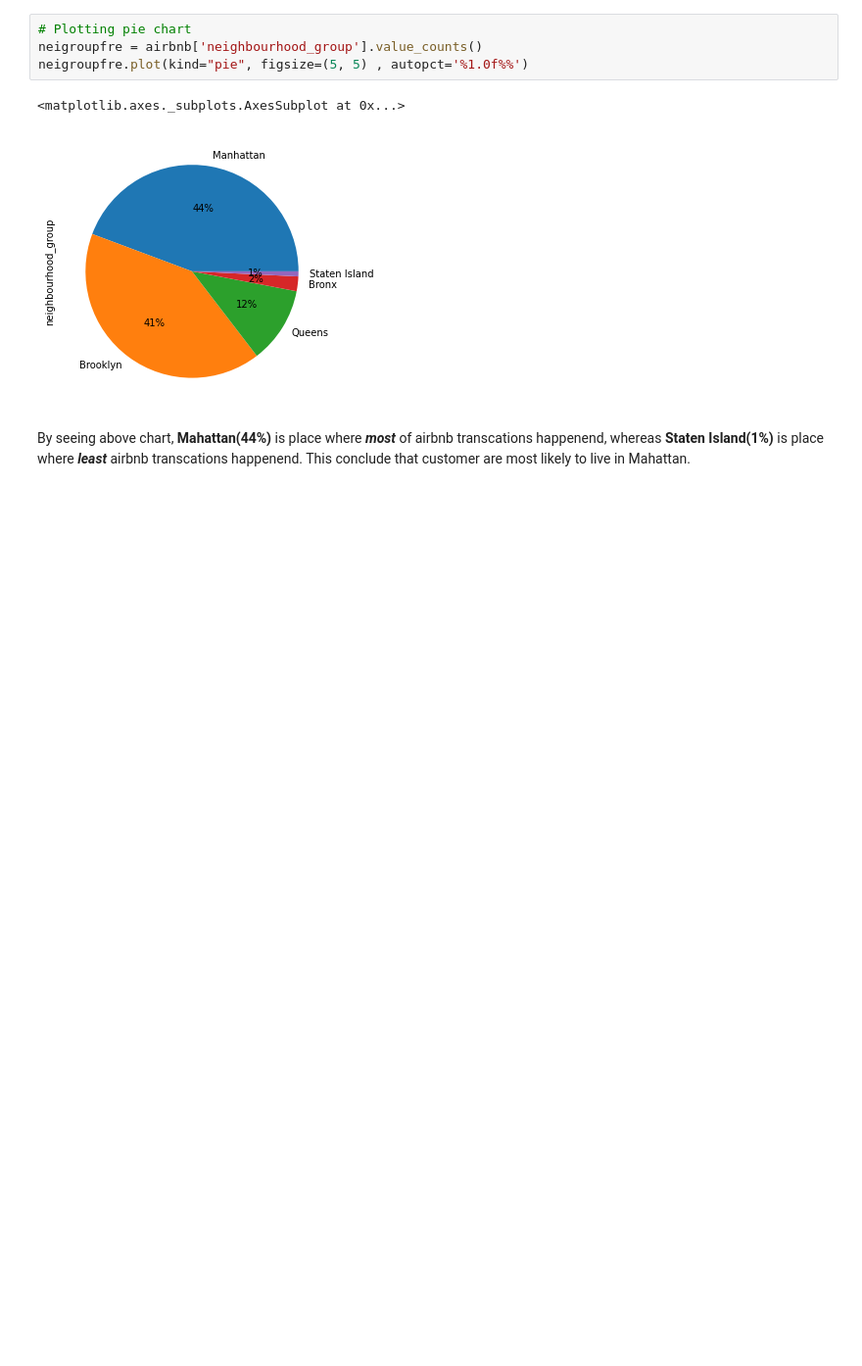
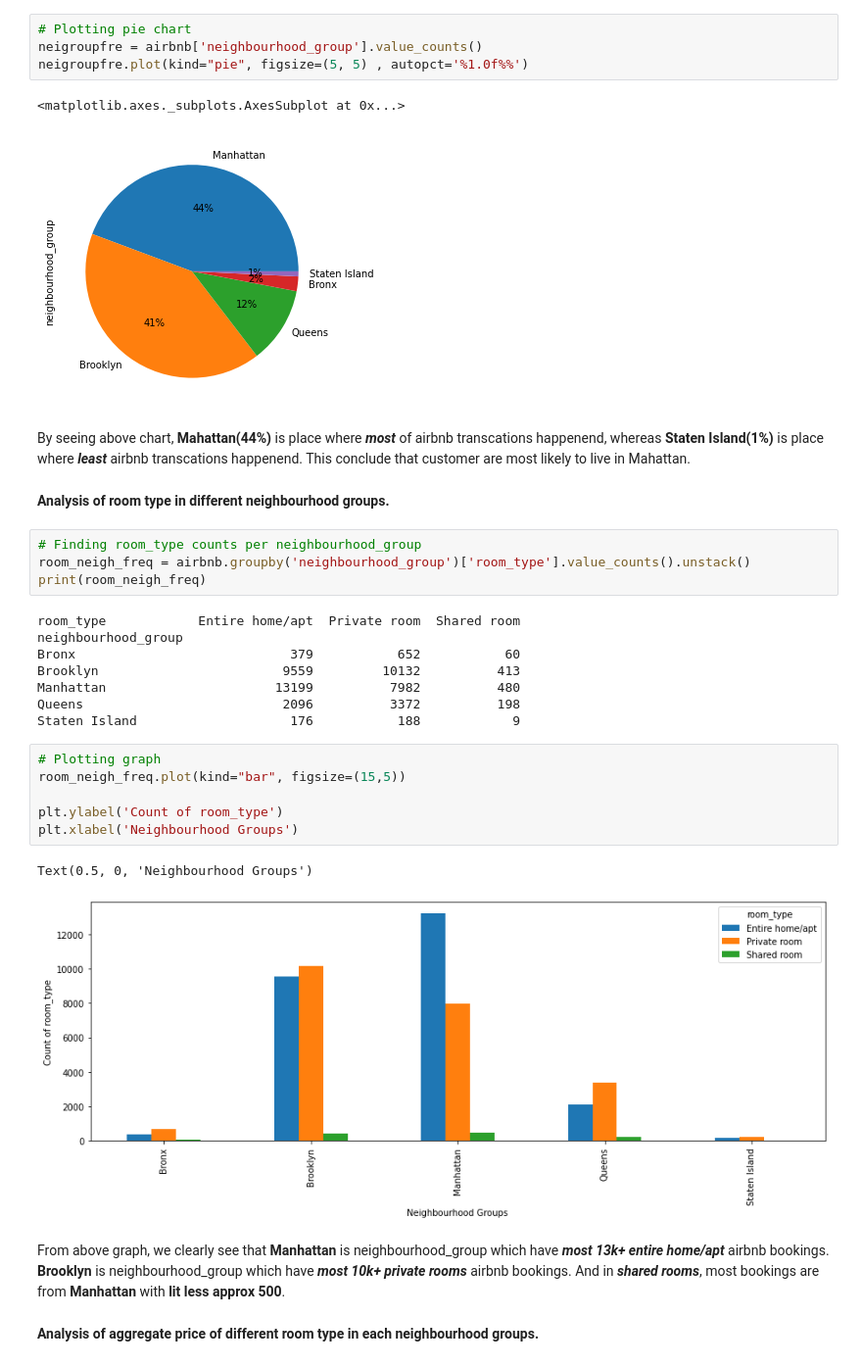
Before and after one commit to abhinavsingh-github/airbnb-booking-analysis, a Jupyter notebook: Abhinav_Singh_Airbnb_Bookings_Analysis_Capstone_Project.ipynb, the cells around one changed output. Shown at 98% size. Saved outputs shown, nothing was run; the diff lists cells and outputs as text; blank space fills up the shorter version.

```diff
--- a/Abhinav_Singh_Airbnb_Bookings_Analysis_Capstone_Project.ipynb
+++ b/Abhinav_Singh_Airbnb_Bookings_Analysis_Capstone_Project.ipynb
@@ -218,3 +218,30 @@ neigroupfre.plot(kind="pie", figsize=(5, 5) , autopct='%1.0f%%')
 [figure]
 # %% [markdown]
 By seeing above chart, **Mahattan(44%)** is place where ***most*** of airbnb transcations happenend, whereas **Staten Island(1%)** is place where ***least*** airbnb transcations happenend. This conclude that customer are most likely to live in Mahattan.
+# %% [markdown]
+**Analysis of room type in different neighbourhood groups.**
+# %%
+# Finding room_type counts per neighbourhood_group
+room_neigh_freq = airbnb.groupby('neighbourhood_group')['room_type'].value_counts().unstack()
+print(room_neigh_freq)
+# %% [output]
+room_type            Entire home/apt  Private room  Shared room
+neighbourhood_group
+Bronx                            379           652           60
+Brooklyn                        9559         10132          413
+Manhattan                      13199          7982          480
+Queens                          2096          3372          198
+Staten Island                    176           188            9
+# %%
+# Plotting graph
+room_neigh_freq.plot(kind="bar", figsize=(15,5))
+
+plt.ylabel('Count of room_type')
+plt.xlabel('Neighbourhood Groups')
+# %% [output]
+Text(0.5, 0, 'Neighbourhood Groups')
+[figure, added]
+# %% [markdown]
+From above graph, we clearly see that **Manhattan** is neighbourhood_group which have ***most 13k+ entire home/apt*** airbnb bookings. **Brooklyn** is neighbourhood_group which have ***most 10k+ private rooms*** airbnb bookings. And in ***shared rooms***, most bookings are from **Manhattan** with **lit less approx 500**.
+# %% [markdown]
+**Analysis of aggregate price of different room type in each neighbourhood groups.**
```
Also changed, not shown: parts of 15 cells of this notebook.
